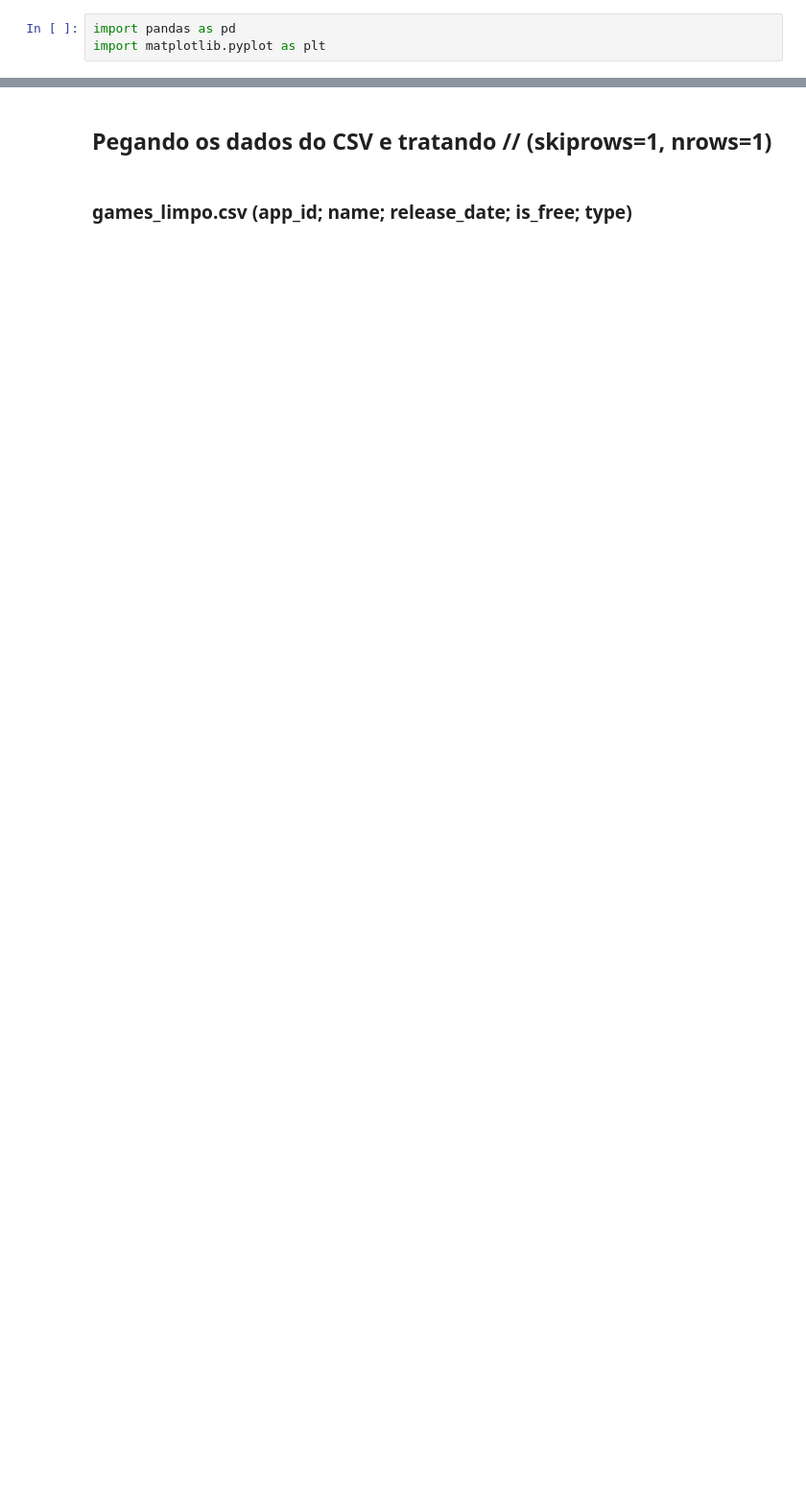
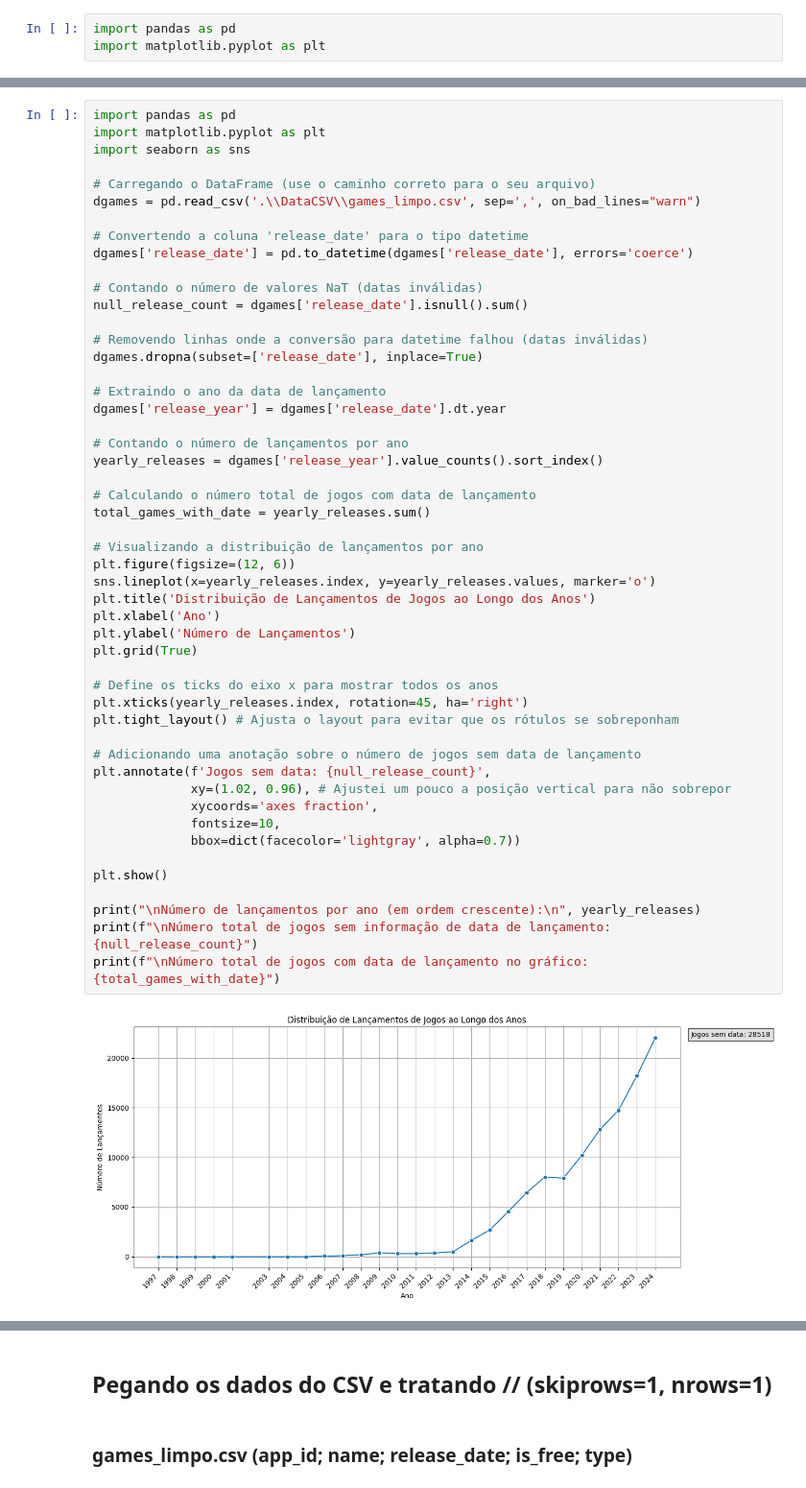
Before and after one commit to XDChaves/SteamPoint, a Jupyter notebook: main.ipynb, the cells around one changed output, grey strips where cells are left out. Shown: that part at 96% size. Cells and saved outputs as stored; diff of their text form; blank space fills up the shorter version.

```diff
--- a/main.ipynb
+++ b/main.ipynb
@@ -5,0 +29,52 @@ import matplotlib.pyplot as plt
+# %%
+import pandas as pd
+import matplotlib.pyplot as plt
+import seaborn as sns
+
+# Carregando o DataFrame (use o caminho correto para o seu arquivo)
+dgames = pd.read_csv('.\\DataCSV\\games_limpo.csv', sep=',', on_bad_lines="warn")
+
+# Convertendo a coluna 'release_date' para o tipo datetime
+dgames['release_date'] = pd.to_datetime(dgames['release_date'], errors='coerce')
+
+# Contando o número de valores NaT (datas inválidas)
+null_release_count = dgames['release_date'].isnull().sum()
+
+# Removendo linhas onde a conversão para datetime falhou (datas inválidas)
+dgames.dropna(subset=['release_date'], inplace=True)
+
+# Extraindo o ano da data de lançamento
+dgames['release_year'] = dgames['release_date'].dt.year
+
+# Contando o número de lançamentos por ano
+yearly_releases = dgames['release_year'].value_counts().sort_index()
+
+# Calculando o número total de jogos com data de lançamento
+total_games_with_date = yearly_releases.sum()
+
+# Visualizando a distribuição de lançamentos por ano
+plt.figure(figsize=(12, 6))
+sns.lineplot(x=yearly_releases.index, y=yearly_releases.values, marker='o')
+plt.title('Distribuição de Lançamentos de Jogos ao Longo dos Anos')
+plt.xlabel('Ano')
+plt.ylabel('Número de Lançamentos')
+plt.grid(True)
+
+# Define os ticks do eixo x para mostrar todos os anos
+plt.xticks(yearly_releases.index, rotation=45, ha='right')
+plt.tight_layout() # Ajusta o layout para evitar que os rótulos se sobreponham
+
+# Adicionando uma anotação sobre o número de jogos sem data de lançamento
+plt.annotate(f'Jogos sem data: {null_release_count}',
+             xy=(1.02, 0.96), # Ajustei um pouco a posição vertical para não sobrepor
+             xycoords='axes fraction',
+             fontsize=10,
+             bbox=dict(facecolor='lightgray', alpha=0.7))
+
+plt.show()
+
+print("\nNúmero de lançamentos por ano (em ordem crescente):\n", yearly_releases)
+print(f"\nNúmero total de jogos sem informação de data de lançamento: {null_release_count}")
+print(f"\nNúmero total de jogos com data de lançamento no gráfico: {total_games_with_date}")
+# %% [output]
+[figure, added]
```
Also changed, not shown: parts of 10 cells of this notebook, 4 other files.
